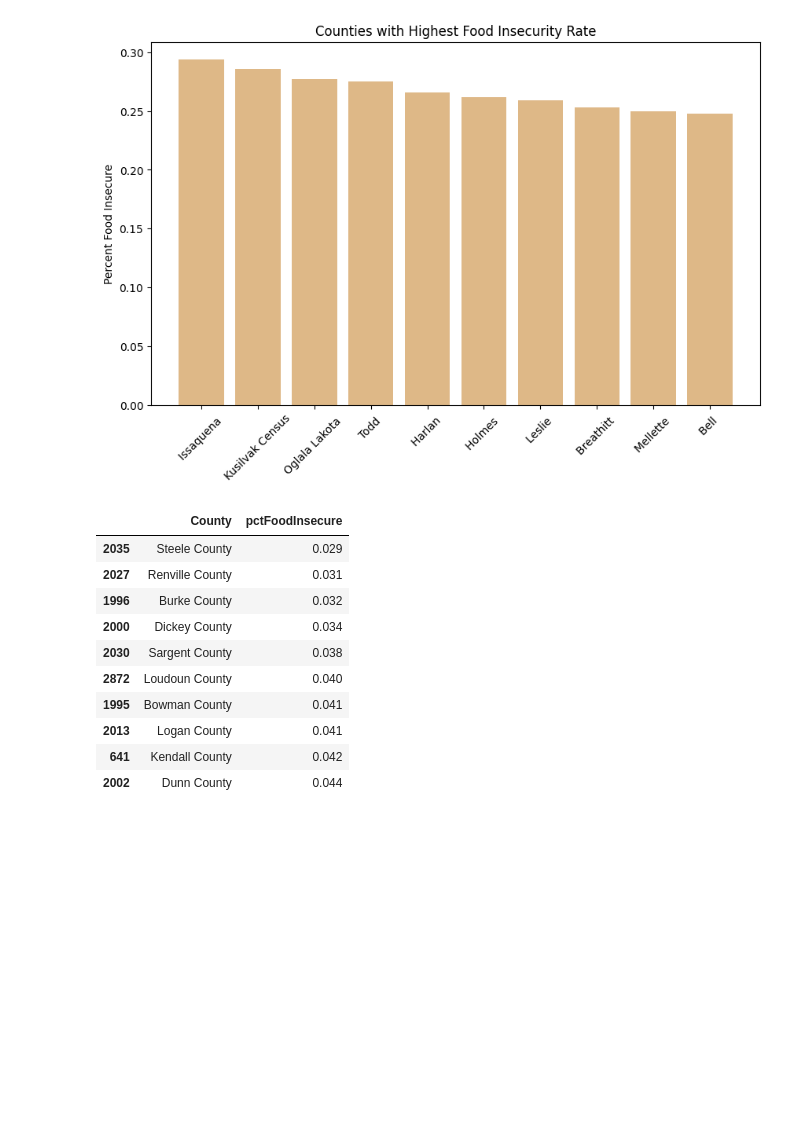
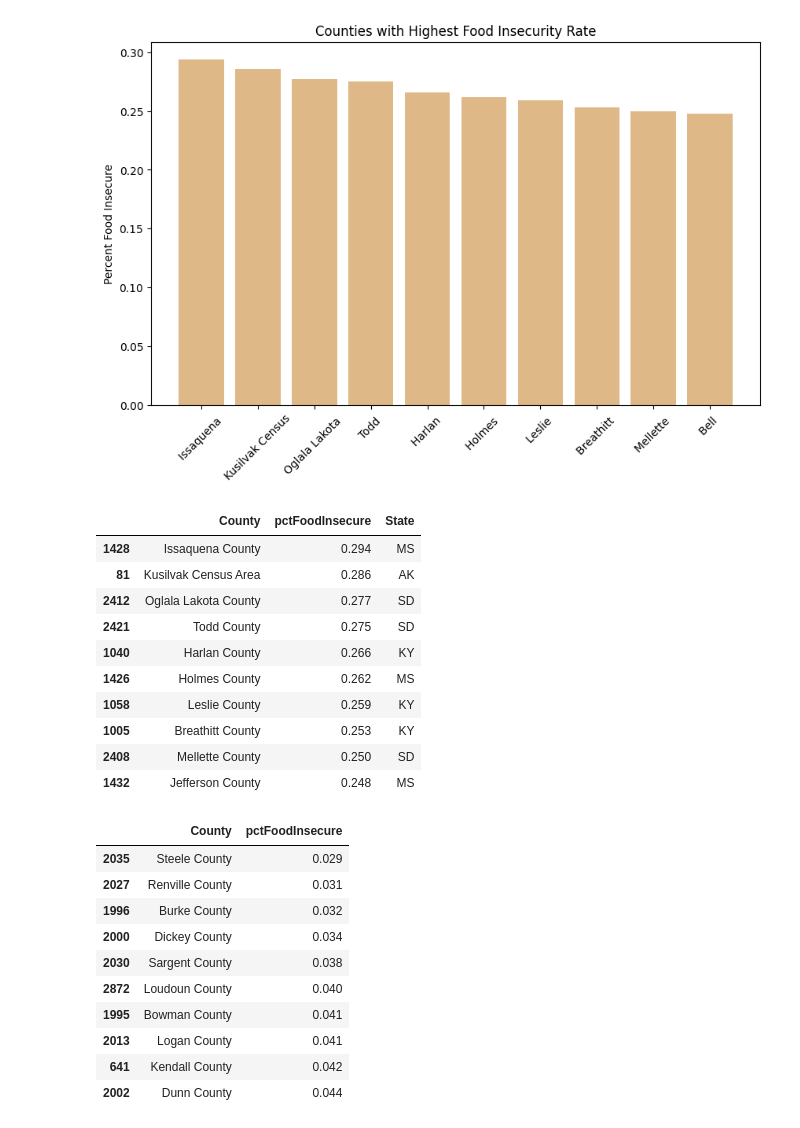
Before and after one commit to LaraTerpetschnig/Canaries, a Jupyter notebook: notebooks/bar_graph.ipynb, the cells around one changed output. Saved outputs shown, nothing was run; the diff lists cells and outputs as text; code cells hidden in the pictures; blank space fills up the shorter version.

Commit message:
added state to bar charts

```diff
--- a/notebooks/bar_graph.ipynb
+++ b/notebooks/bar_graph.ipynb
@@ -57,6 +57,21 @@ plt.savefig('../visualizations/High_Food_Insecurity_Rates.png')
 plt.show()
 # %% [output]
 [figure]
+# %%
+top_10_with_state = meal_gap[['County', 'pctFoodInsecure', 'State']].sort_values(by='pctFoodInsecure', ascending=False)[:10]
+top_10_with_state
+# %% [output]
+|  | County | pctFoodInsecure | State |
+| 1428 | Issaquena County | 0.294 | MS |
+| 81 | Kusilvak Census Area | 0.286 | AK |
+| 2412 | Oglala Lakota County | 0.277 | SD |
+| 2421 | Todd County | 0.275 | SD |
+| 1040 | Harlan County | 0.266 | KY |
+| 1426 | Holmes County | 0.262 | MS |
+| 1058 | Leslie County | 0.259 | KY |
+| 1005 | Breathitt County | 0.253 | KY |
+| 2408 | Mellette County | 0.250 | SD |
+| 1432 | Jefferson County | 0.248 | MS |
 # %%
 bar_chart_data_bottom_10 = meal_gap[['County', 'pctFoodInsecure']].sort_values(by='pctFoodInsecure')[:10]
 bar_chart_data_bottom_10
```
